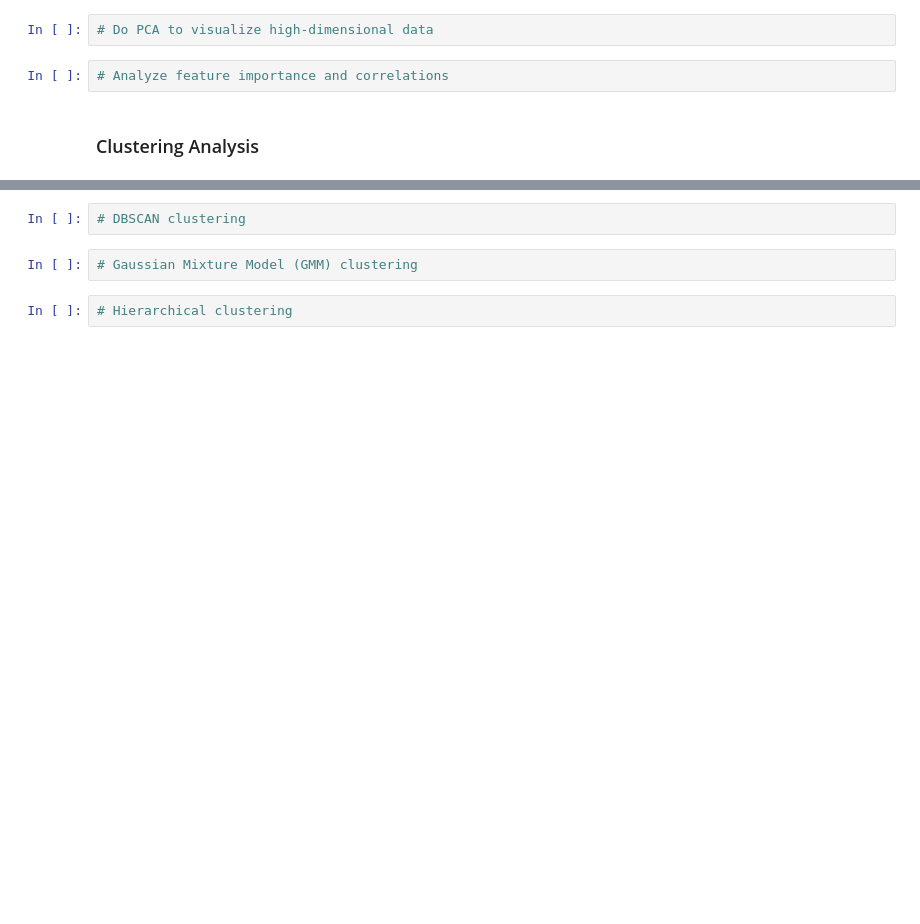
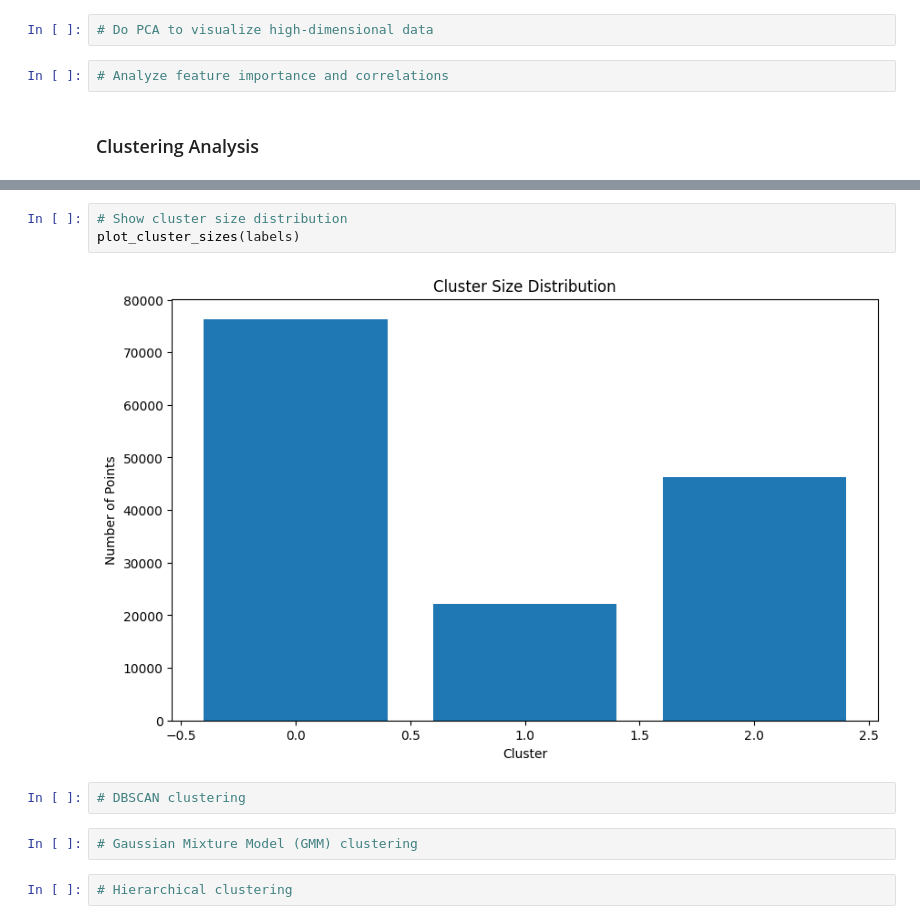
Before and after one commit to xhmyjae/clustering-openfoodfacts, a Jupyter notebook: main.ipynb, the cells around one changed output, grey strips where cells are left out. Cells and saved outputs as stored; diff of their text form; blank space fills up the shorter version.

```diff
--- a/main.ipynb
+++ b/main.ipynb
@@ -118,3 +259,8 @@ display(df_selected.head())
+# %%
+# Show cluster size distribution
+plot_cluster_sizes(labels)
+# %% [output]
+[figure, added]
 # %%
 # DBSCAN clustering
 # %%
```
Also changed, not shown: parts of 15 cells of this notebook, 5 other files.
